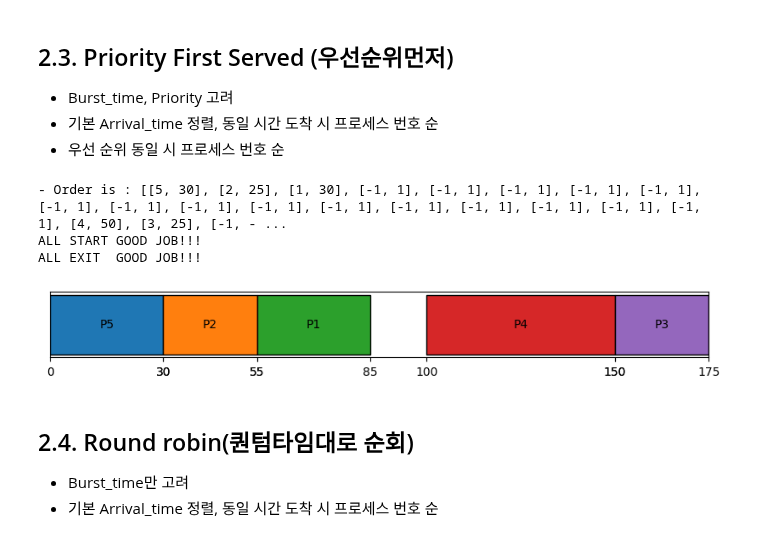
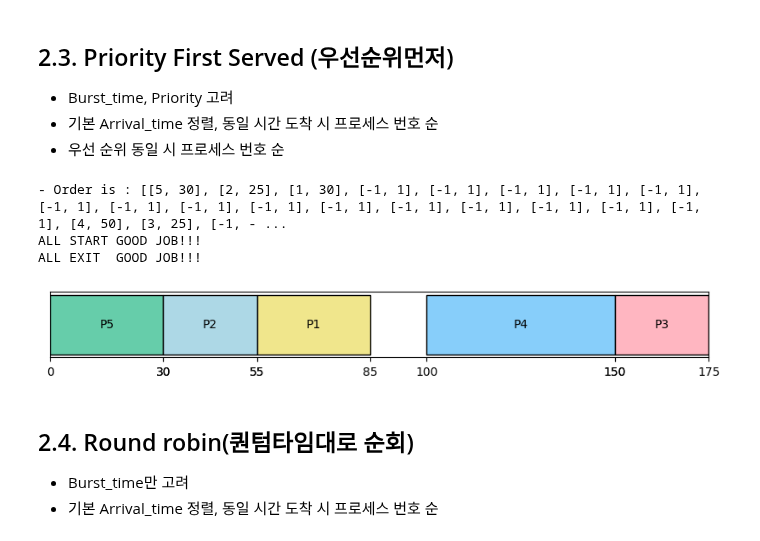
Before and after one commit to jiho264/2023os, a Jupyter notebook: homework01/homework01.ipynb, the cells around one changed output. Drawn from its saved outputs; the diff is of its cells as text; code cells hidden in the pictures.

Commit message:
add colorlist

```diff
--- a/homework01/homework01.ipynb
+++ b/homework01/homework01.ipynb
@@ -32,0 +37,5 @@ MarkDown 문서로 설명과 해설 그리고 주석이 포함된 주피터노
+# %%
+file = open("color_list.txt", "r")
+_COLORS_ = file.read().splitlines()
+file.close()
+print("_COLORS_ length is :", len(_COLORS_))
@@ -99,7 +109,6 @@ def draw(_order):
     _start_counter = 0
     _done_counter = 0
 
-
     for _pid, _runtime in _order:
         # NOT CPU RUNNING
         if (_pid < 0):
@@ -117,7 +126,6 @@ def draw(_order):
             for i in range(len(_process)):
                 if (_process[i]['Num'] == _pid):
                     _target = _process[i]
-            _pid -= 1
 
             # First come in CPU
             if (_target['Priority'] > 0):
@@ -131,14 +139,14 @@ def draw(_order):
                 _start_counter += 1
                 _xlim_tickers.append(_now_time)
 
-            # if (_process[_pid]['Burst_time'] >= _runtime):
             _sum_of_busrt_time += _target['Burst_time']
             _cumsum_waiting_time += _now_time
 
-            ax.barh(0, _runtime, left=_now_time, edgecolor='black')
+            ax.barh(0, _runtime, left=_now_time,
+                    edgecolor='black', color=_COLORS_[_JUST_PRINT_IDX_-1])
             _now_time += _runtime
             ax.text(_now_time - _runtime/2, 0,
-                    ('P'+str(_target['Num'])), ha='center', va='center')
+                    ('P'+str(_JUST_PRINT_IDX_)), ha='center', va='center')
 
             # burst_time - running time
             _target['Burst_time'] -= _runtime
@@ -285,45 +298,48 @@ ALL EXIT  GOOD JOB!!!
 - 기본 Arrival_time 정렬, 동일 시간 도착 시 프로세스 번호 순
 - 우선 순위 동일 시 프로세스 번호 순
 # %%
-_order = []
-_list = copy.deepcopy(_DATA_)
-_list = sorted(_list, key=lambda x: x['Arrival_time'])
+def Priority():
+    _order = []
+    _list = copy.deepcopy(_DATA_)
+    _list = sorted(_list, key=lambda x: x['Arrival_time'])
 
-_end_time = 0
-# arrival_time 고려해야하니 timer 작동
-for _now_time in range(_MAX_TIME_LENGTH_):
-    # 만약 모든 Burst_time 합이 0이면 모든 작업이 종료된 것
-    # 다만 마지막 작업 추가했을 때와, _now_time간 오차있음.
-    if (is_complete(_list) == True):
-        _order.append([_NON_PROCESS_, _ALL_JOB_IS_DONE_])
-        break
-    # 아직 안 끝남.
-    else:
-        # 노는 중
-        if (_end_time < _now_time):
-            # take a rest 1sec == timer speed
-            _order.append([_NON_PROCESS_, 1])
-            _end_time += 1
+    _end_time = 0
+    # arrival_time 고려해야하니 timer 작동
+    for _now_time in range(_MAX_TIME_LENGTH_):
+        # 만약 모든 Burst_time 합이 0이면 모든 작업이 종료된 것
+        # 다만 마지막 작업 추가했을 때와, _now_time간 오차있음.
+        if (is_complete(_list) == True):
+            _order.append([_NON_PROCESS_, _ALL_JOB_IS_DONE_])
+            break
+        # 아직 안 끝남.
+        else:
+            # 노는 중
+            if (_end_time < _now_time):
+                # take a rest 1sec == timer speed
+                _order.append([_NON_PROCESS_, 1])
+                _end_time += 1
 
-        # 현재 시간에 도착해있는 작업들 리스트업
-        _queue = []
-        for _process in _list:
-            if (_process['Arrival_time'] == _now_time):
-                _queue.append(_process)
+            # 현재 시간에 도착해있는 작업들 리스트업
+            _queue = []
+            for _process in _list:
+                if (_process['Arrival_time'] == _now_time):
+                    _queue.append(_process)
 
-        # 정렬 후 order에 추가
-        _queue.sort(key=lambda x: x['Priority'])
-        for _process in _queue:
-            _order.append([_process['Num'], _process['Burst_time']])
-            _end_time += _process['Burst_time']
-            _process['Burst_time'] = 0
+            # 정렬 후 order에 추가
+            _queue.sort(key=lambda x: x['Priority'])
+            for _process in _queue:
+                _order.append([_process['Num'], _process['Burst_time']])
+                _end_time += _process['Burst_time']
+                _process['Burst_time'] = 0
 
-draw(_order)
+    draw(_order)
+
+Priority()
 # %% [output]
 - Order is : [[5, 30], [2, 25], [1, 30], [-1, 1], [-1, 1], [-1, 1], [-1, 1], [-1, 1], [-1, 1], [-1, 1], [-1, 1], [-1, 1], [-1, 1], [-1, 1], [-1, 1], [-1, 1], [-1, 1], [-1, 1], [4, 50], [3, 25], [-1, - ...
 ALL START GOOD JOB!!!
 ALL EXIT  GOOD JOB!!!
-[figure, old version]
+[figure, new version]
 # %% [markdown]
 ## 2.4. Round robin(퀀텀타임대로 순회)
 - Burst_time만 고려
```
Also changed, not shown: parts of 9 cells of this notebook, 2 other files.
